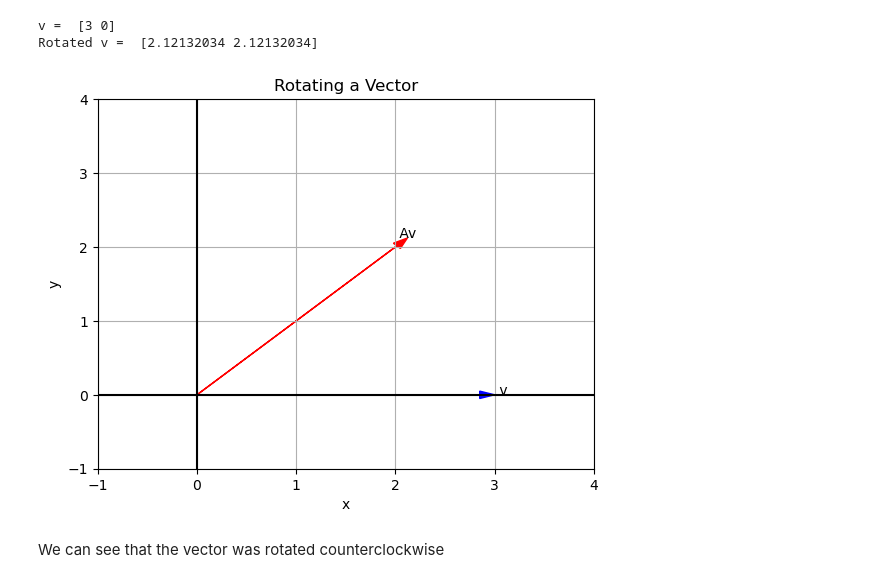
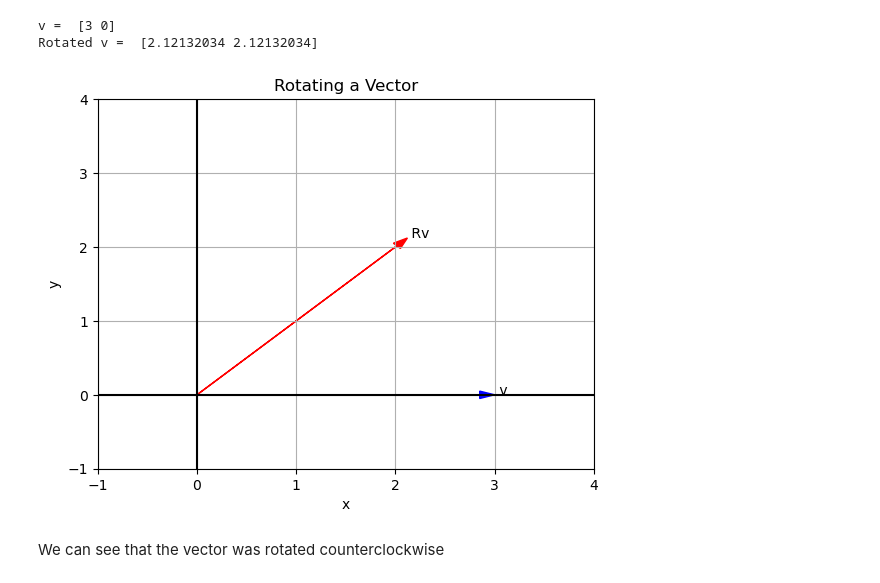
Before and after one commit to h-Escamilla/Computational-Methods-For-Mathematical-Physics-1-at-UTSA, a Jupyter notebook: LinearAlgebra.ipynb, the cells around one changed output. Drawn from its saved outputs; the diff is of its cells as text; code cells hidden in the pictures.

```diff
--- a/LinearAlgebra.ipynb
+++ b/LinearAlgebra.ipynb
@@ -253,23 +253,23 @@ Rotated v =  [2.12132034 2.12132034]
 # %%
 #plt.arrow(x, y, change in x, change in y)
 plt.arrow(0, 0, v[0], v[1], color = 'blue', head_width=0.1, length_includes_head=True)
 plt.text(v[0], v[1], " v")
 
 plt.arrow(0, 0, Rv[0], Rv[1], color = 'red', head_width=0.1, length_includes_head=True)
-plt.text(Av[0], Rv[1], " Av")
+plt.text(Rv[0], Rv[1], " Rv")   #there is a funciton called quiver() for vectors. It was giving me issues with scalin
 
 #this makes axis more visible
 plt.axhline(0, color="black",)
 plt.axvline(0, color="black",)
 
 plt.xlim(-1, 4)
 plt.ylim(-1, 4)
 plt.xlabel("x")
 plt.ylabel("y")
 plt.title("Rotating a Vector")
 plt.grid()
 plt.show()
 # %% [output]
-[figure, old version]
+[figure, new version]
 # %% [markdown]
 We can see that the vector was rotated counterclockwise
```
Also changed, not shown: parts of 6 cells of this notebook.
